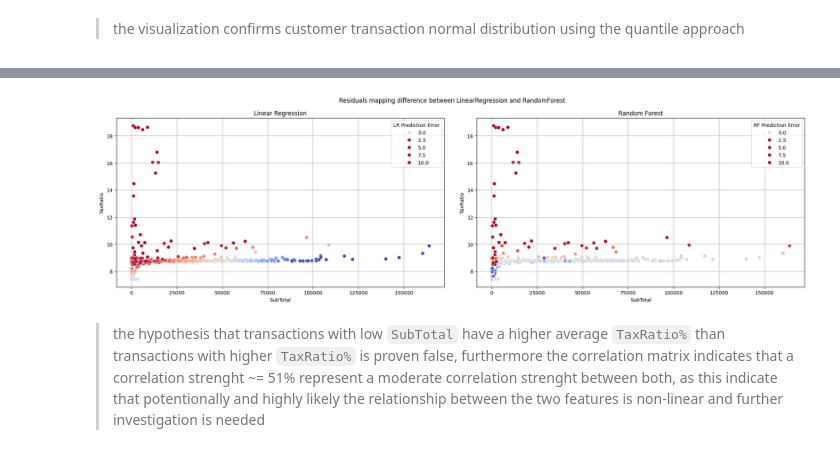
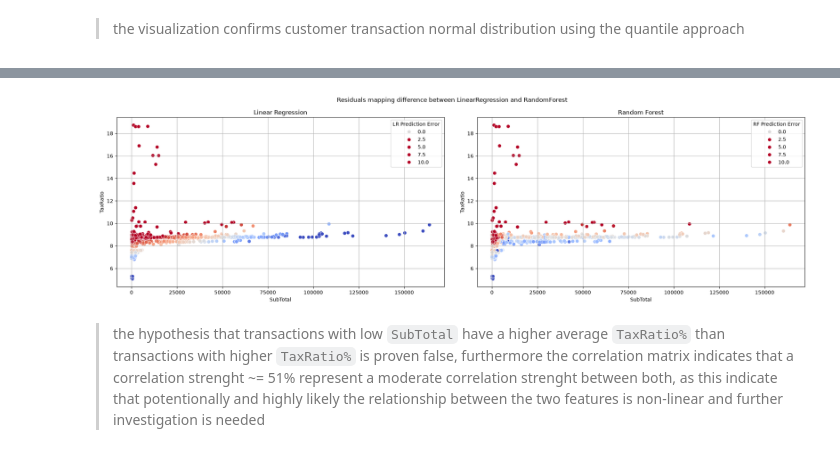
Before and after one commit to AtlasMarbx/AdventureWorks-Data-Migration-and-insight-extraction, a Jupyter notebook: EDA_process.ipynb, the cells around one changed output, grey strips where cells are left out. Drawn from its saved outputs; the diff is of its cells as text; code cells hidden in the pictures.

```diff
--- a/EDA_process.ipynb
+++ b/EDA_process.ipynb
@@ -516,9 +511,9 @@ outlier_customers_transactions_portion
 # %%
 # calculating the taxratio before freight cost
-refined_df_orderheader['TaxRatio%'] = np.round(refined_df_orderheader['TaxAmt'] / (refined_df_orderheader['SubTotal'] + refined_df_orderheader['TaxAmt'])*100, 2)
+currency_header_df['TaxRatio%'] = np.round(currency_header_df['TaxAmt_USD'] / (currency_header_df['SubTotal_USD'] + currency_header_df['TaxAmt'])*100, 2)
 
 # calculating freight ratio from `TotalDue` for further analysis
-refined_df_orderheader['FreightBurden%'] = np.round(refined_df_orderheader['Freight'] / (refined_df_orderheader['SubTotal'] + refined_df_orderheader['Freight']) * 100, 2)
+currency_header_df['FreightBurden%'] = np.round(currency_header_df['Freight_USD'] / (currency_header_df['SubTotal_USD'] + currency_header_df['Freight_USD']) * 100, 2)
 
-refined_df_orderheader.head(3)
+currency_header_df.head(3)
 # %% [output]
@@ -639,6 +632,6 @@ plt.show()
 # %% [markdown]
 > the visualization confirms customer transaction normal distribution using the quantile approach
 # %%
-refined_subset = refined_df_orderheader[['SubTotal', 'TaxRatio%']]
+refined_subset = currency_header_df[['SubTotal_USD', 'TaxRatio%']]
 refined_subset.corr(method='pearson')
 # %% [output]
@@ -648,11 +641,16 @@ refined_subset.corr(method='pearson')
 # %%
-from sklearn.model_selection import train_test_split, KFold, GridSearchCV
+from sklearn.model_selection import train_test_split
 from sklearn.ensemble import RandomForestRegressor
 from sklearn.linear_model import LinearRegression
+from sklearn.model_selection import RandomizedSearchCV, KFold
 
-df_clean = refined_subset[['SubTotal', 'TaxRatio%']].dropna()
+import warnings
+warnings.filterwarnings('ignore')
 
-X__ = df_clean[['SubTotal']]
+
+df_clean = refined_subset[['SubTotal_USD', 'TaxRatio%']].dropna()
+
+X__ = df_clean[['SubTotal_USD']]
 y__ = df_clean['TaxRatio%']
 
 X_train, X_test, y_train, y_test = train_test_split(X__, y__,
@@ -665,29 +663,28 @@ linear_r.fit(X_train, y_train)
 
 rf_regressor = RandomForestRegressor(random_state=42)
 
-Kfold = KFold(n_splits=15, shuffle=True, random_state=42)
+Kfold = KFold(n_splits=5, shuffle=True, random_state=42)
 
 params_grid = {
     'max_depth': [29], #np.arange(1, 50),
-    'n_estimators': [273], #np.arange(1, 300)
-    'min_samples_leaf': [3] #np.arange(1, 11)
+    'n_estimators': [245], #np.arange(1, 300)
+    'min_samples_leaf': [9] #np.arange(1, 30)
 }
 
 # switched from GridSearchCV to RandomizedSearchCV to peek at different combinations randomly for fast checking
-# you will get the same output that commented out below, check random_state=42, this cell will take 31+ minutes to finish
-gs_rf = GridSearchCV(
+
+gs_rf = RandomizedSearchCV(
     estimator=rf_regressor,
-    param_grid=params_grid,
+    param_distributions=params_grid,
+    n_iter=100,
     cv=Kfold,
     scoring='r2',
     n_jobs=-1
 )
 '''
-within 15k trained RandomForest models, these are the best hyperparameters:
-
 optimal_rf_hyperparameters = [
-    ('n_estimators': 149),
-    ('min_samples_leaf': 3),
+    ('n_estimators': 245),
+    ('min_samples_leaf': 9),
     ('max_depth': 29)
 ]'''
 
@@ -726,7 +723,7 @@ lr_errors = y_test - y_pred_lr
 rf_errors = y_test - y_pred_rf
 
 df_plot = pd.DataFrame({
-    'SubTotal': X_test['SubTotal'],
+    'SubTotal': X_test['SubTotal_USD'],
     'TaxRatio': y_test,
     'LR Prediction Error': lr_errors,
     'RF Prediction Error': rf_errors
@@ -745,34 +742,34 @@ sns.scatterplot(
     edgecolor='w',
     s=50,
     linewidth=0.5,
     ax=ax[0]
 )
 
 sns.scatterplot(
     data=df_plot,
     x='SubTotal',
     y='TaxRatio',
     hue='RF Prediction Error',
     palette='coolwarm',
     hue_norm=(-1, 1),
     edgecolor='w',
     s=50,
     linewidth=0.5,
     ax=ax[1]
 )
 
 ax[0].set_title('Linear Regression')
 ax[1].set_title('Random Forest')
 
 fig.suptitle('Residuals mapping difference between LinearRegression and RandomForest')
 ax[0].grid()
 ax[1].grid()
 
 plt.tight_layout()
 plt.subplots_adjust(wspace=0.1)
 plt.show()
 # %% [output]
-[figure, old version]
+[figure, new version]
 # %% [markdown]
 > the hypothesis that transactions with low `SubTotal` have a higher average `TaxRatio%` than transactions with higher `TaxRatio%` is proven false, furthermore the correlation matrix indicates that a correlation strenght ~= 51% represent a moderate correlation strenght between both, as this indicate that potentionally and highly likely the relationship between the two features is non-linear and further investigation is needed
 # %% [markdown]
```
Also changed, not shown: parts of 71 cells of this notebook.
